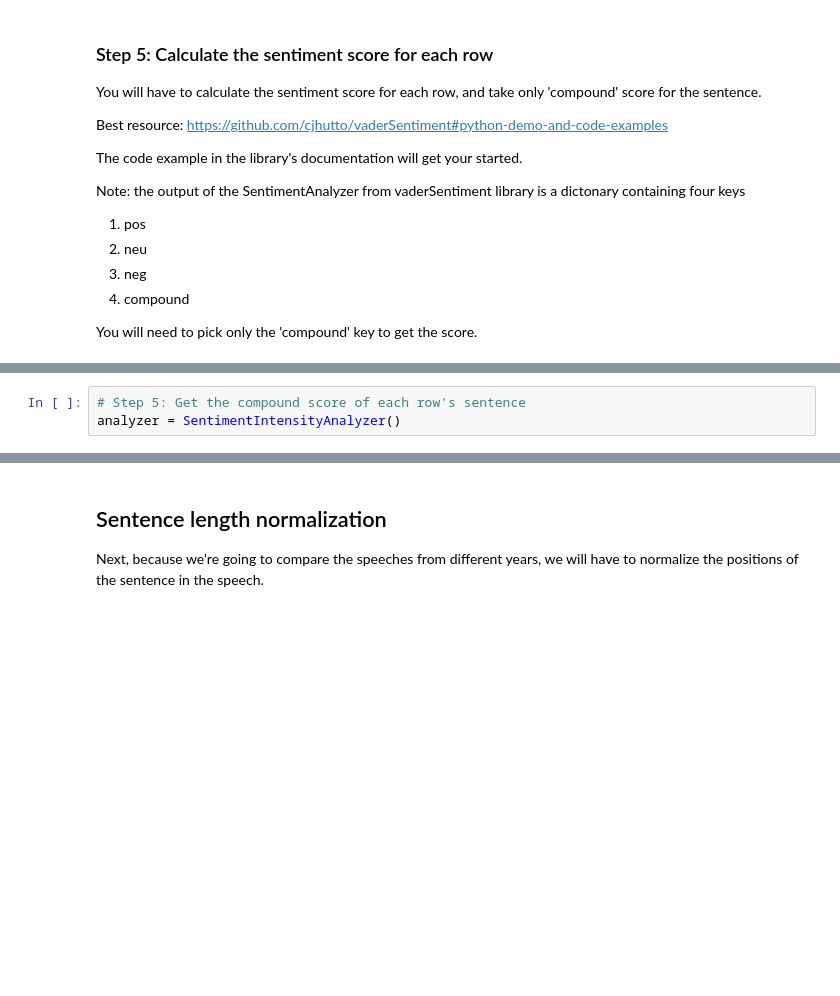
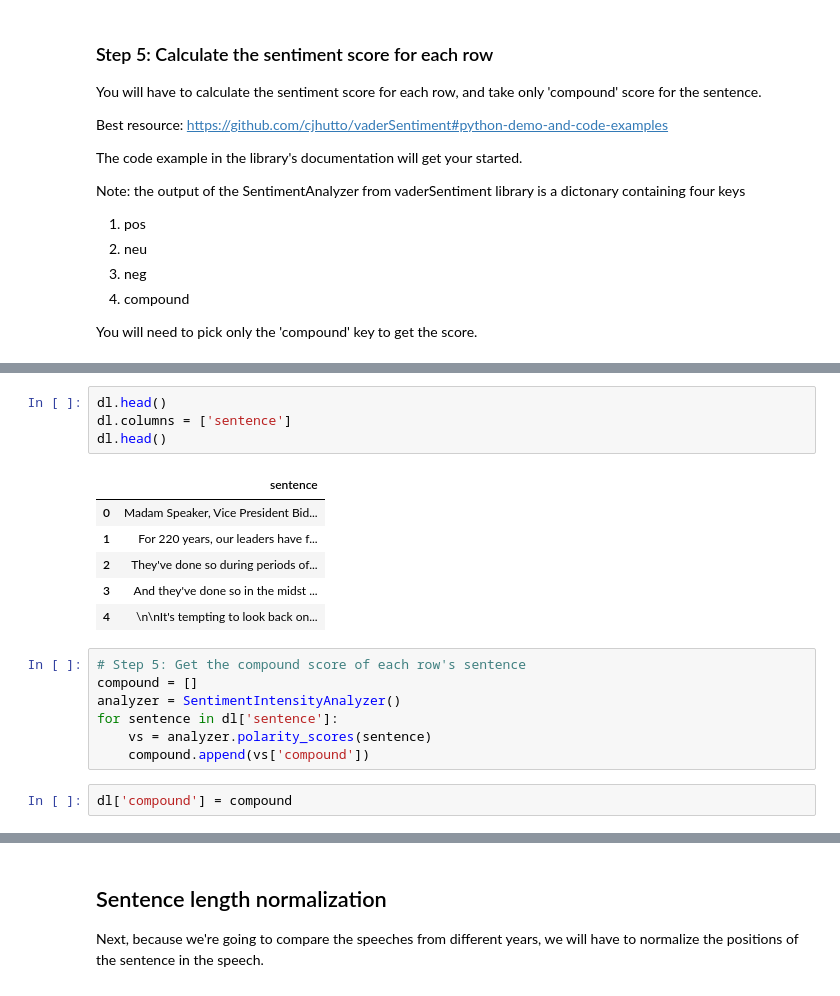
Before and after one commit to daanishrasheed/US-Speech-Analysis, a Jupyter notebook: Project US Speech Analysis (Part V).ipynb, the cells around one changed output, grey strips where cells are left out. Saved outputs shown, nothing was run; the diff lists cells and outputs as text; blank space fills up the shorter version.

```diff
--- a/Project US Speech Analysis (Part V).ipynb
+++ b/Project US Speech Analysis (Part V).ipynb
@@ -127,4 +128,21 @@ nltk.download('vader_lexicon')
 True
+# %%
+dl.head()
+dl.columns = ['sentence']
+dl.head()
+# %% [output]
+|  | sentence |
+| 0 | Madam Speaker, Vice President Bid... |
+| 1 | For 220 years, our leaders have f... |
+| 2 | They've done so during periods of... |
+| 3 | And they've done so in the midst ... |
+| 4 | \n\nIt's tempting to look back on... |
 # %%
 # Step 5: Get the compound score of each row's sentence
+compound = []
 analyzer = SentimentIntensityAnalyzer()
+for sentence in dl['sentence']:
+    vs = analyzer.polarity_scores(sentence)
+    compound.append(vs['compound'])
+# %%
+dl['compound'] = compound
```
Also changed, not shown: parts of 8 cells of this notebook.
